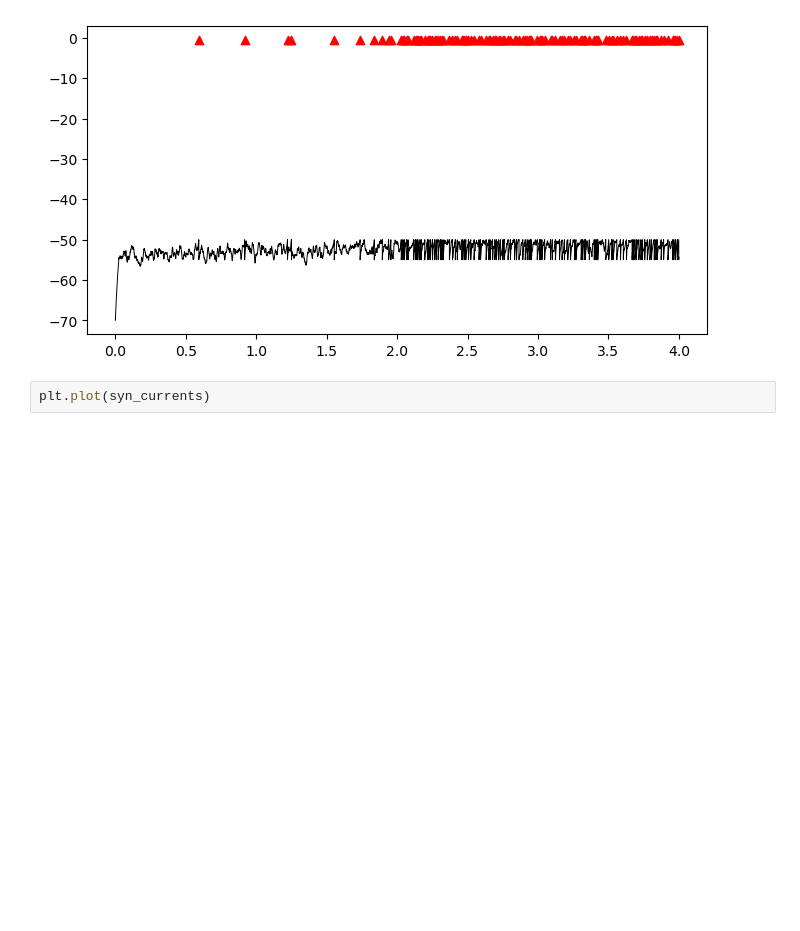
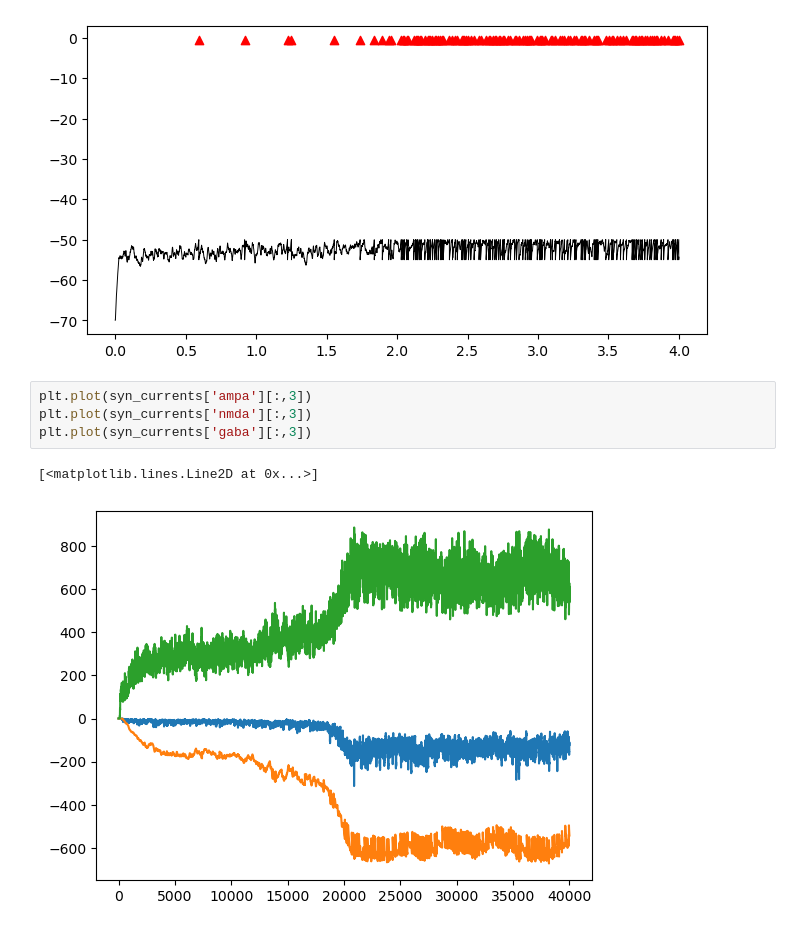
Before and after one commit to mateouma/lif_stochastic_decision, a Jupyter notebook: prelim_analysis.ipynb, the cells around one changed output. Saved outputs shown, nothing was run; the diff lists cells and outputs as text; blank space fills up the shorter version.

```diff
--- a/prelim_analysis.ipynb
+++ b/prelim_analysis.ipynb
@@ -332,5 +360,10 @@ plt.scatter(unit_spktimes, np.repeat(-0.6, len(unit_spktimes)), color='red', mar
 # %% [output]
 <matplotlib.collections.PathCollection at 0x...>
 [figure]
-# %%
-plt.plot(syn_currents)
+# %%
+plt.plot(syn_currents['ampa'][:,3])
+plt.plot(syn_currents['nmda'][:,3])
+plt.plot(syn_currents['gaba'][:,3])
+# %% [output]
+[<matplotlib.lines.Line2D at 0x...>]
+[figure, added]
```
Also changed, not shown: parts of 8 cells of this notebook, 4 other files.
